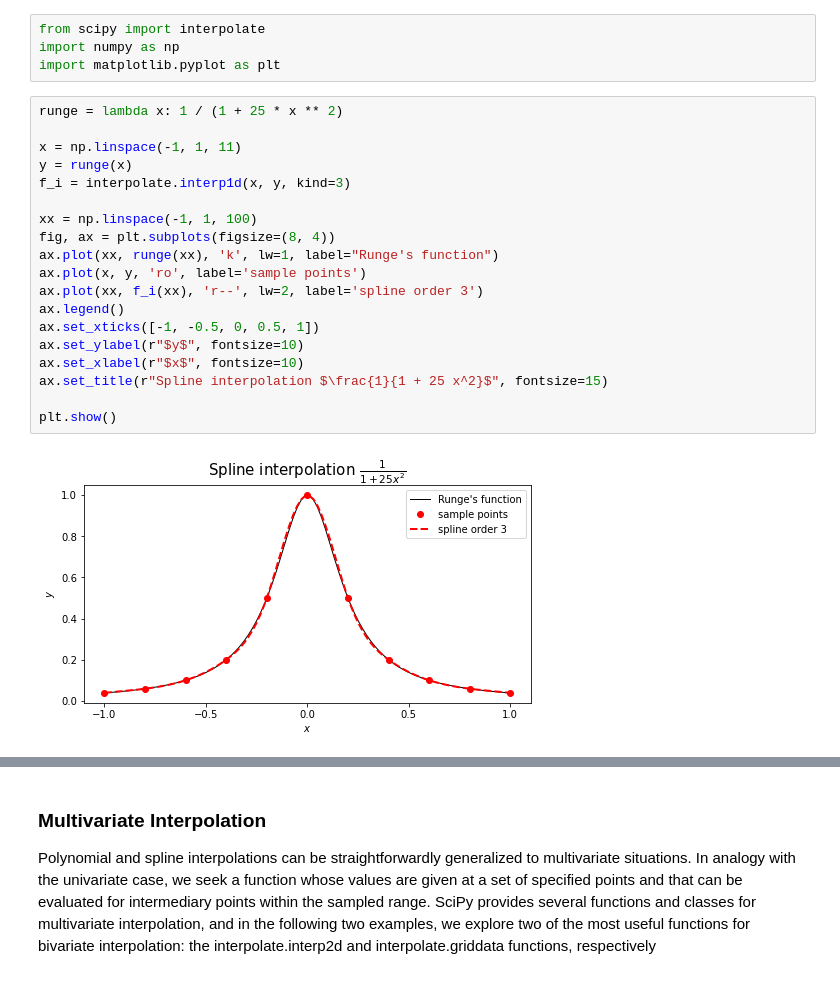
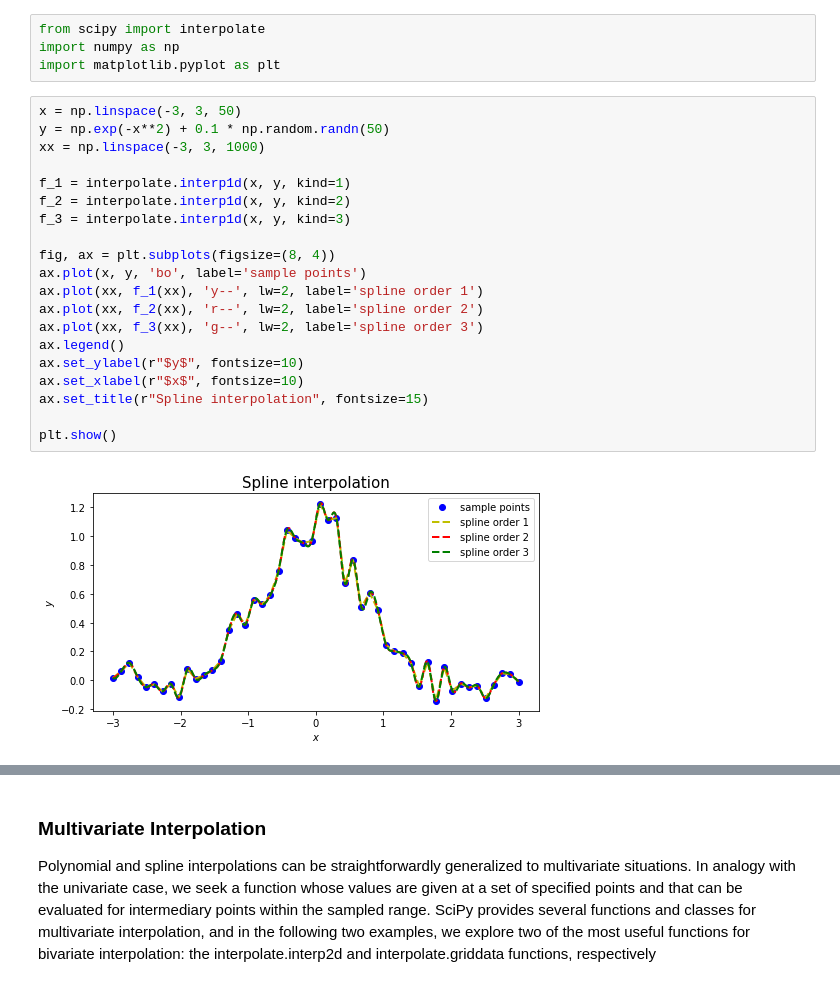
Before and after one commit to SimRey/Numerical-Python, a Jupyter notebook: 5. Interpolation/02-Spline.ipynb, the cells around one changed output, grey strips where cells are left out. Saved outputs shown, nothing was run; the diff lists cells and outputs as text.

```diff
--- a/5. Interpolation/02-Spline.ipynb
+++ b/5. Interpolation/02-Spline.ipynb
@@ -11,23 +11,24 @@ from scipy import interpolate
 import numpy as np
 import matplotlib.pyplot as plt
 # %%
-runge = lambda x: 1 / (1 + 25 * x ** 2)
+x = np.linspace(-3, 3, 50)
+y = np.exp(-x**2) + 0.1 * np.random.randn(50)
+xx = np.linspace(-3, 3, 1000)
 
-x = np.linspace(-1, 1, 11)
-y = runge(x)
-f_i = interpolate.interp1d(x, y, kind=3)
+f_1 = interpolate.interp1d(x, y, kind=1)
+f_2 = interpolate.interp1d(x, y, kind=2)
+f_3 = interpolate.interp1d(x, y, kind=3)
 
-xx = np.linspace(-1, 1, 100)
 fig, ax = plt.subplots(figsize=(8, 4))
-ax.plot(xx, runge(xx), 'k', lw=1, label="Runge's function")
-ax.plot(x, y, 'ro', label='sample points')
-ax.plot(xx, f_i(xx), 'r--', lw=2, label='spline order 3')
+ax.plot(x, y, 'bo', label='sample points')
+ax.plot(xx, f_1(xx), 'y--', lw=2, label='spline order 1')
+ax.plot(xx, f_2(xx), 'r--', lw=2, label='spline order 2')
+ax.plot(xx, f_3(xx), 'g--', lw=2, label='spline order 3')
 ax.legend()
-ax.set_xticks([-1, -0.5, 0, 0.5, 1])
 ax.set_ylabel(r"$y$", fontsize=10)
 ax.set_xlabel(r"$x$", fontsize=10)
-ax.set_title(r"Spline interpolation $\frac{1}{1 + 25 x^2}$", fontsize=15)
+ax.set_title(r"Spline interpolation", fontsize=15)
 
 plt.show()
 # %% [output]
-[figure, old version]
+[figure, new version]
```
Also changed, not shown: parts of 2 cells of this notebook.
